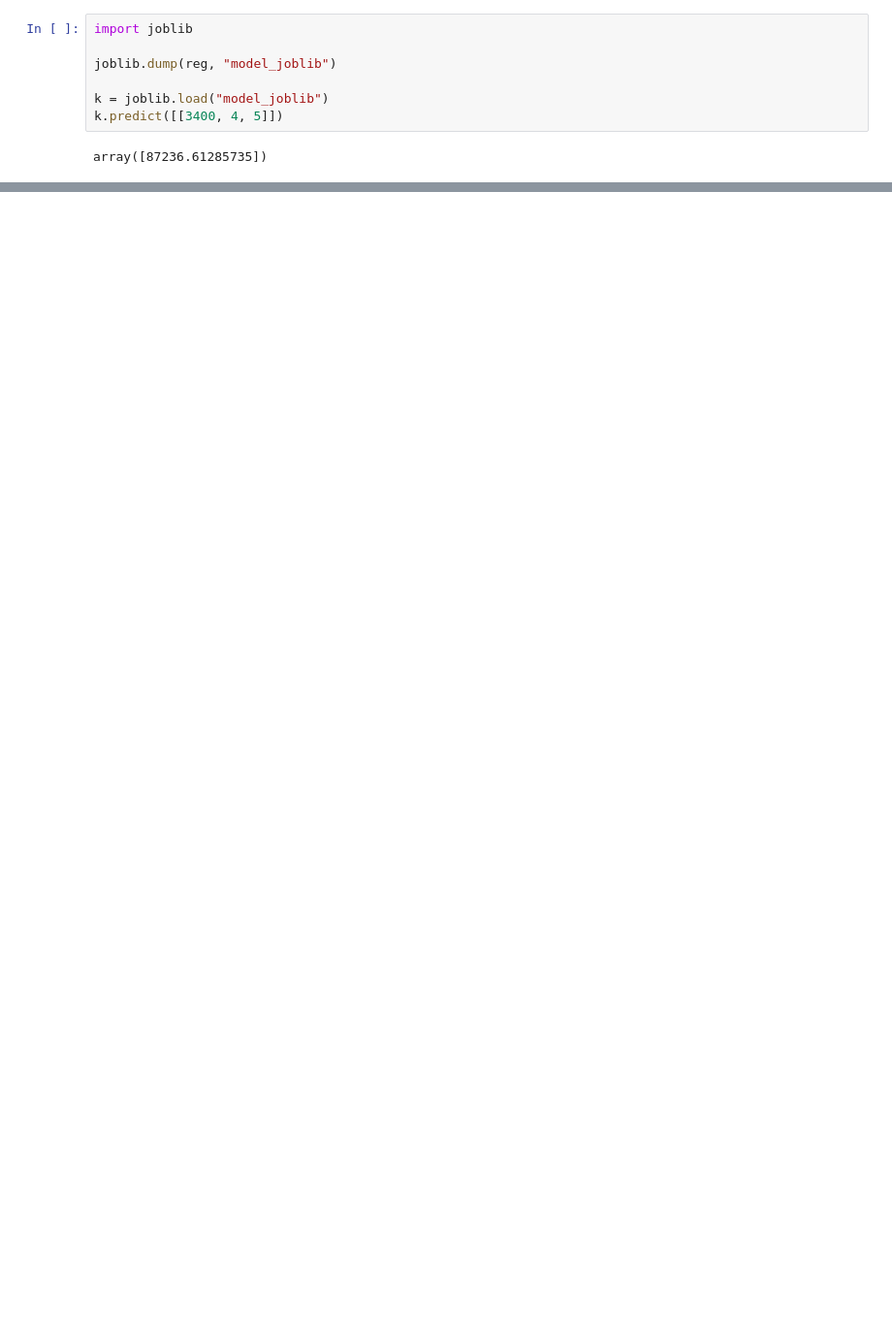
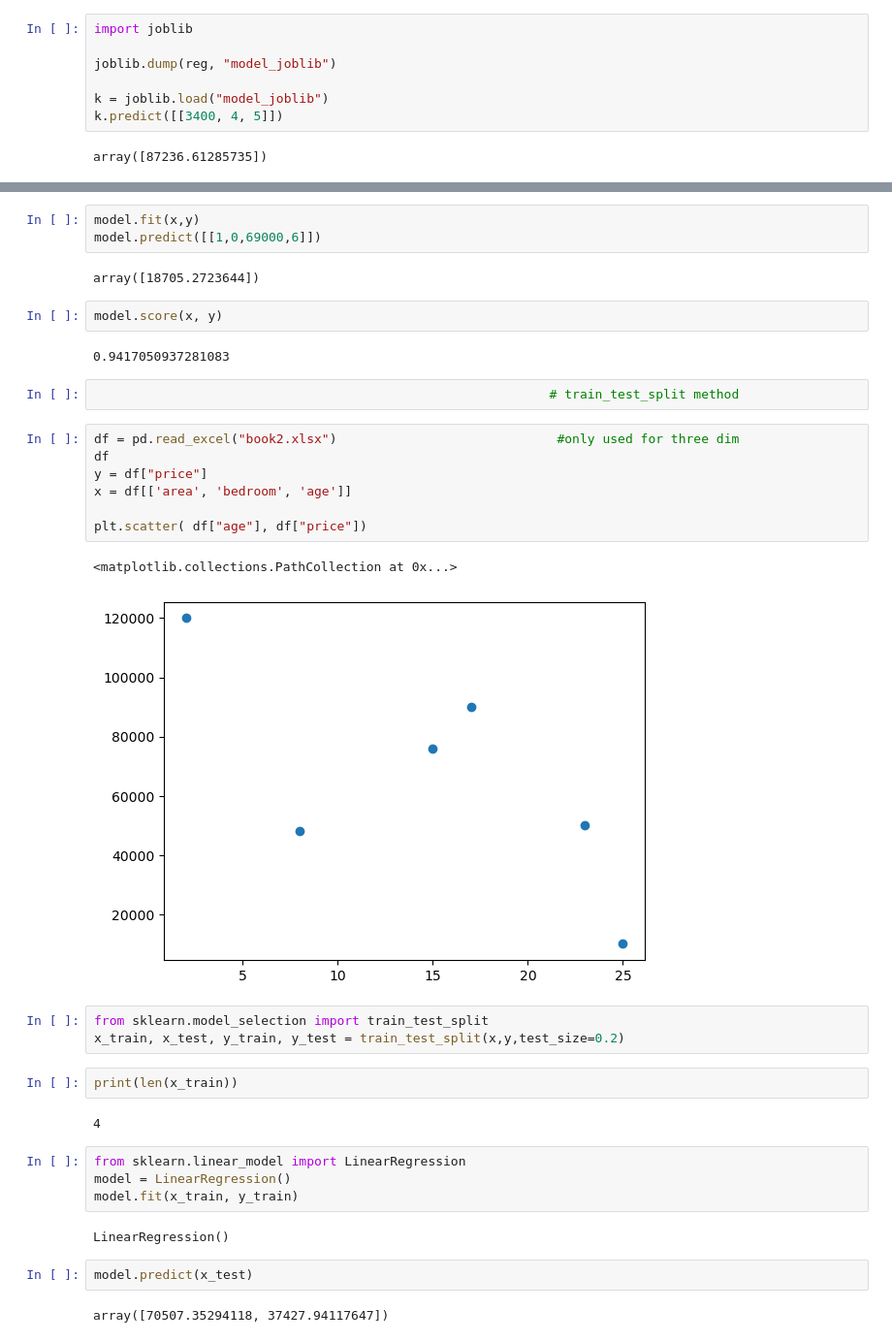
Before and after one commit to Sanjaypal1916/Machine-Learning, a Jupyter notebook: SKlearn.ipynb, the cells around one changed output, grey strips where cells are left out. Shown: that part at 97% size. Drawn from its saved outputs; the diff is of its cells as text; blank space fills up the shorter version.

Commit message:
model_selection.test_train_split

```diff
--- a/SKlearn.ipynb
+++ b/SKlearn.ipynb
@@ -147,0 +237,38 @@ array([87236.61285735])
+# %%
+model.fit(x,y)
+model.predict([[1,0,69000,6]])
+# %% [output]
+array([18705.2723644])
+# %%
+model.score(x, y)
+# %% [output]
+0.9417050937281083
+# %%
+                                                            # train_test_split method
+# %%
+df = pd.read_excel("book2.xlsx")                             #only used for three dim
+df
+y = df["price"]
+x = df[['area', 'bedroom', 'age']]
+
+plt.scatter( df["age"], df["price"])
+# %% [output]
+<matplotlib.collections.PathCollection at 0x...>
+[figure, added]
+# %%
+from sklearn.model_selection import train_test_split
+x_train, x_test, y_train, y_test = train_test_split(x,y,test_size=0.2)
+# %%
+print(len(x_train))
+# %% [output]
+4
+# %%
+from sklearn.linear_model import LinearRegression
+model = LinearRegression()
+model.fit(x_train, y_train)
+# %% [output]
+LinearRegression()
+# %%
+model.predict(x_test)
+# %% [output]
+array([70507.35294118, 37427.94117647])
```
Also changed, not shown: parts of 18 cells of this notebook, 3 other files.
